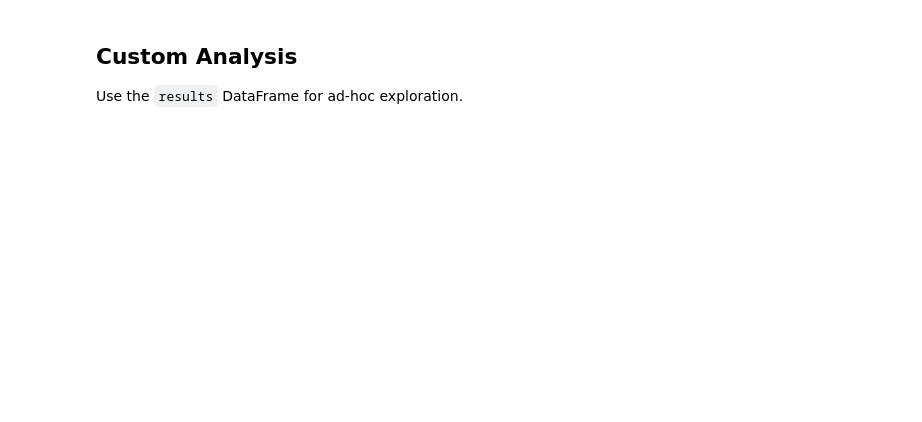
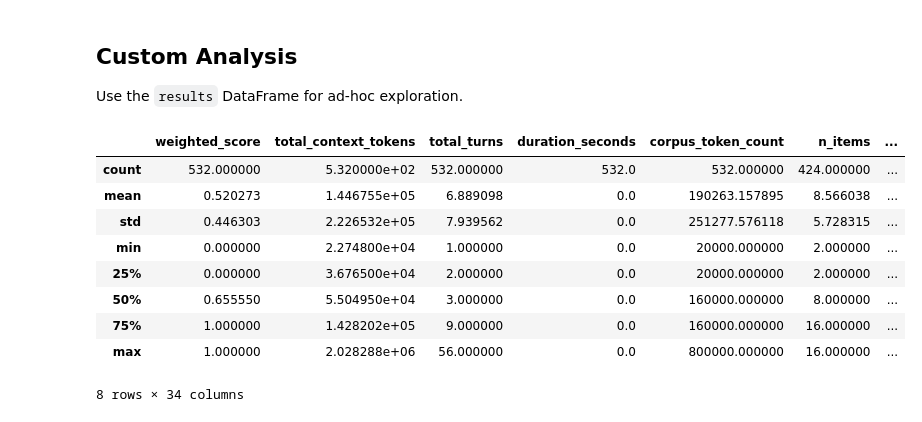
Before and after one commit to mehrabmodi1/agentic-retrieval, a Jupyter notebook: notebooks/analysis_template.ipynb, the cells around one changed output. Cells and saved outputs as stored; diff of their text form; code cells hidden in the pictures; blank space fills up the shorter version.

```diff
--- a/notebooks/analysis_template.ipynb
+++ b/notebooks/analysis_template.ipynb
@@ -2,8 +2,7 @@
 # Agent Retrieval Experiment Analysis
 Configure the batch name below and run all cells.
 # %%
-BATCH_NAME = "scaling-test-v1"
+BATCH_NAME = "full-sweep__20260408T130426"
 WORKSPACE_DIR = "../workspace"
-SPECS_DIR = "../specs"
 # %%
 from pathlib import Path
@@ -51,0 +262,38 @@ for plot_fn, title in [
+# %%
+tool_cols = [c for c in df.columns if c.startswith("tool_")]
+df["total_tool_calls"] = df[tool_cols].sum(axis=1)
+
+max_tool_mean = df.groupby(["experiment_type", "corpus_token_count"])["total_tool_calls"].mean().max()
+tool_ylim = (-2, int(np.ceil(max_tool_mean / 5) * 5) + 5)
+
+fig3, axes3 = plt.subplots(2, 2, figsize=(12, 9))
+
+for col_idx, profile in enumerate(PROFILES):
+    ax = axes3[0, col_idx]
+    sub = df[df["content_profile"] == profile]
+    plot_series(ax, sub, "total_tool_calls", EXP_ORDER, mode="clarity")
+    set_corpus_xticks(ax)
+    ax.set_ylim(tool_ylim)
+    ax.set_title(f"by reference clarity — {PROFILE_LABELS[profile]}", fontsize=10, fontweight="bold")
+    if col_idx == 0:
+        ax.set_ylabel("mean n tool calls")
+    ax.set_xlabel("corpus size (tokens)")
+    add_legend(ax, mode="clarity")
+    sns.despine(ax=ax)
+
+for col_idx, profile in enumerate(PROFILES):
+    ax = axes3[1, col_idx]
+    sub = df[df["content_profile"] == profile]
+    plot_series(ax, sub, "total_tool_calls", ["multi_chain", "multi_reasoning"], mode="nitems")
+    set_corpus_xticks(ax)
+    ax.set_ylim(tool_ylim)
+    ax.set_title(f"by n-items — {PROFILE_LABELS[profile]}", fontsize=10, fontweight="bold")
+    if col_idx == 0:
+        ax.set_ylabel("mean n tool calls")
+    ax.set_xlabel("corpus size (tokens)")
+    add_legend(ax, mode="nitems")
+    sns.despine(ax=ax)
+
+fig3.suptitle("Figure 3: Tool Calls vs Corpus Size", fontsize=14, fontweight="bold", y=1.01)
+fig3.tight_layout()
+plt.show()
@@ -53,4 +387,15 @@ for plot_fn, title in [
 ## Custom Analysis
 Use the `results` DataFrame for ad-hoc exploration.
 # %%
-results.describe()
+df.describe()
+# %% [output]
+|  | weighted_score | total_context_tokens | total_turns | duration_seconds | corpus_token_count | n_items | ... |
+| count | 532.000000 | 5.320000e+02 | 532.000000 | 532.0 | 532.000000 | 424.000000 | ... |
+| mean | 0.520273 | 1.446755e+05 | 6.889098 | 0.0 | 190263.157895 | 8.566038 | ... |
+| std | 0.446303 | 2.226532e+05 | 7.939562 | 0.0 | 251277.576118 | 5.728315 | ... |
+| min | 0.000000 | 2.274800e+04 | 1.000000 | 0.0 | 20000.000000 | 2.000000 | ... |
+| 25% | 0.000000 | 3.676500e+04 | 2.000000 | 0.0 | 20000.000000 | 2.000000 | ... |
+| 50% | 0.655550 | 5.504950e+04 | 3.000000 | 0.0 | 160000.000000 | 8.000000 | ... |
+| 75% | 1.000000 | 1.428202e+05 | 9.000000 | 0.0 | 160000.000000 | 16.000000 | ... |
+| max | 1.000000 | 2.028288e+06 | 56.000000 | 0.0 | 800000.000000 | 16.000000 | ... |
+8 rows × 34 columns
```
Also changed, not shown: parts of 15 cells of this notebook.
